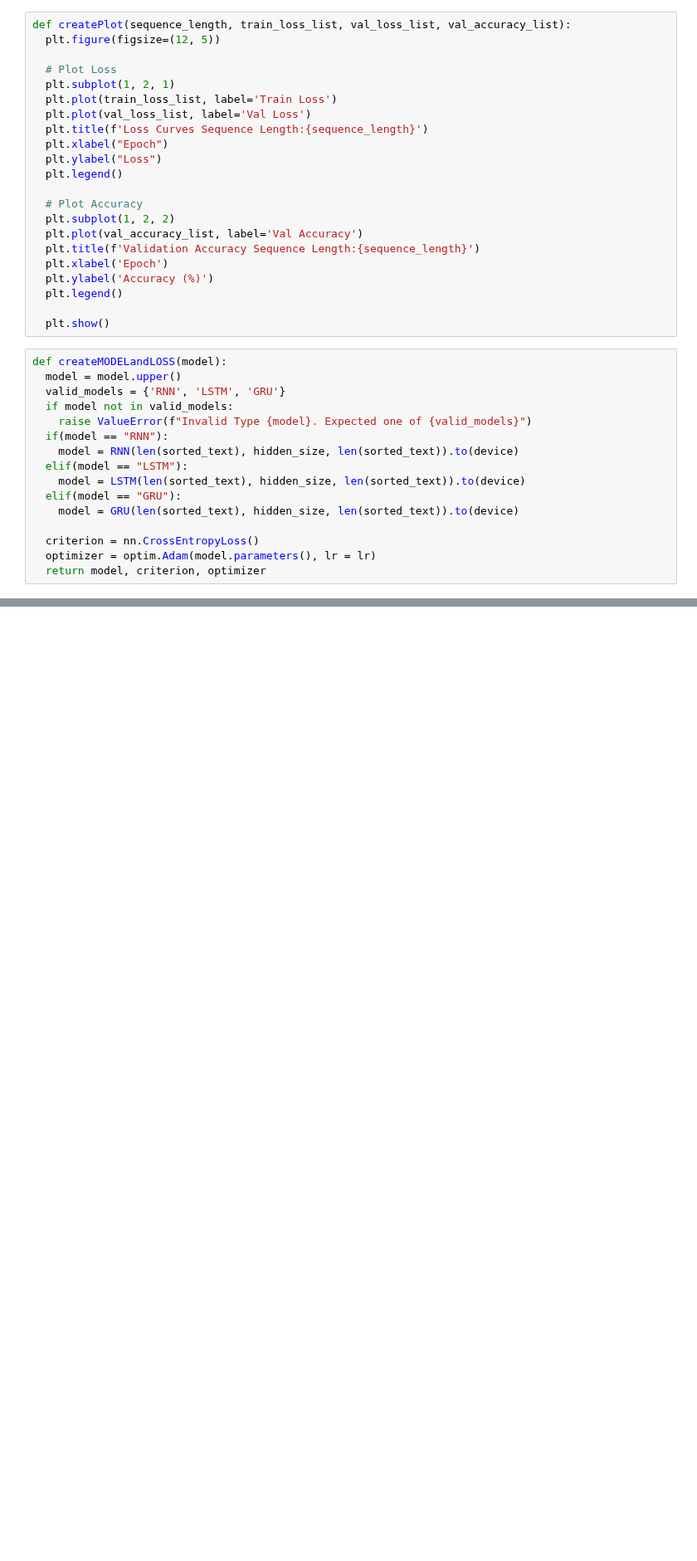
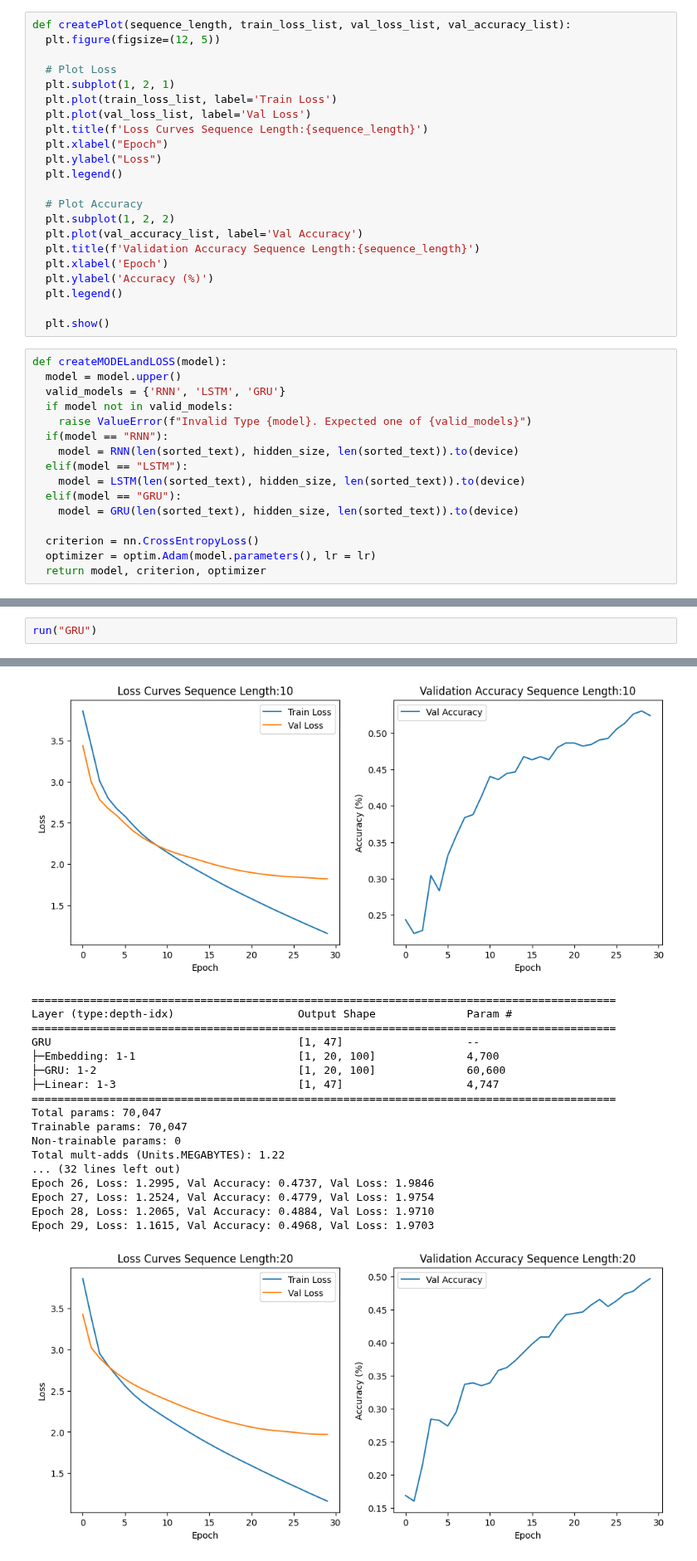
Before and after one commit to JordanTerwilliger/Intro-to-Deep-Learning, a Jupyter notebook: HW2/HW2_LanguageProcessing_RNN_Q1.ipynb, the cells around one changed output, grey strips where cells are left out. Shown at 83% size. Cells and saved outputs as stored; diff of their text form; blank space fills up the shorter version.

```diff
--- a/HW2/HW2_LanguageProcessing_RNN_Q1.ipynb
+++ b/HW2/HW2_LanguageProcessing_RNN_Q1.ipynb
@@ -443,0 +367,3 @@ Estimated Total Size (MB): 0.14
+# %%
+run("GRU")
+# %% [output]
@@ -443,0 +387,19 @@ Estimated Total Size (MB): 0.14
+[figure, added]
+==========================================================================================
+Layer (type:depth-idx)                   Output Shape              Param #
+==========================================================================================
+GRU                                      [1, 47]                   --
+├─Embedding: 1-1                         [1, 20, 100]              4,700
+├─GRU: 1-2                               [1, 20, 100]              60,600
+├─Linear: 1-3                            [1, 47]                   4,747
+==========================================================================================
+Total params: 70,047
+Trainable params: 70,047
+Non-trainable params: 0
+Total mult-adds (Units.MEGABYTES): 1.22
+... (32 lines left out)
+Epoch 26, Loss: 1.2995, Val Accuracy: 0.4737, Val Loss: 1.9846
+Epoch 27, Loss: 1.2524, Val Accuracy: 0.4779, Val Loss: 1.9754
+Epoch 28, Loss: 1.2065, Val Accuracy: 0.4884, Val Loss: 1.9710
+Epoch 29, Loss: 1.1615, Val Accuracy: 0.4968, Val Loss: 1.9703
+[figure, added]
```
Also changed, not shown: parts of 7 cells of this notebook.
